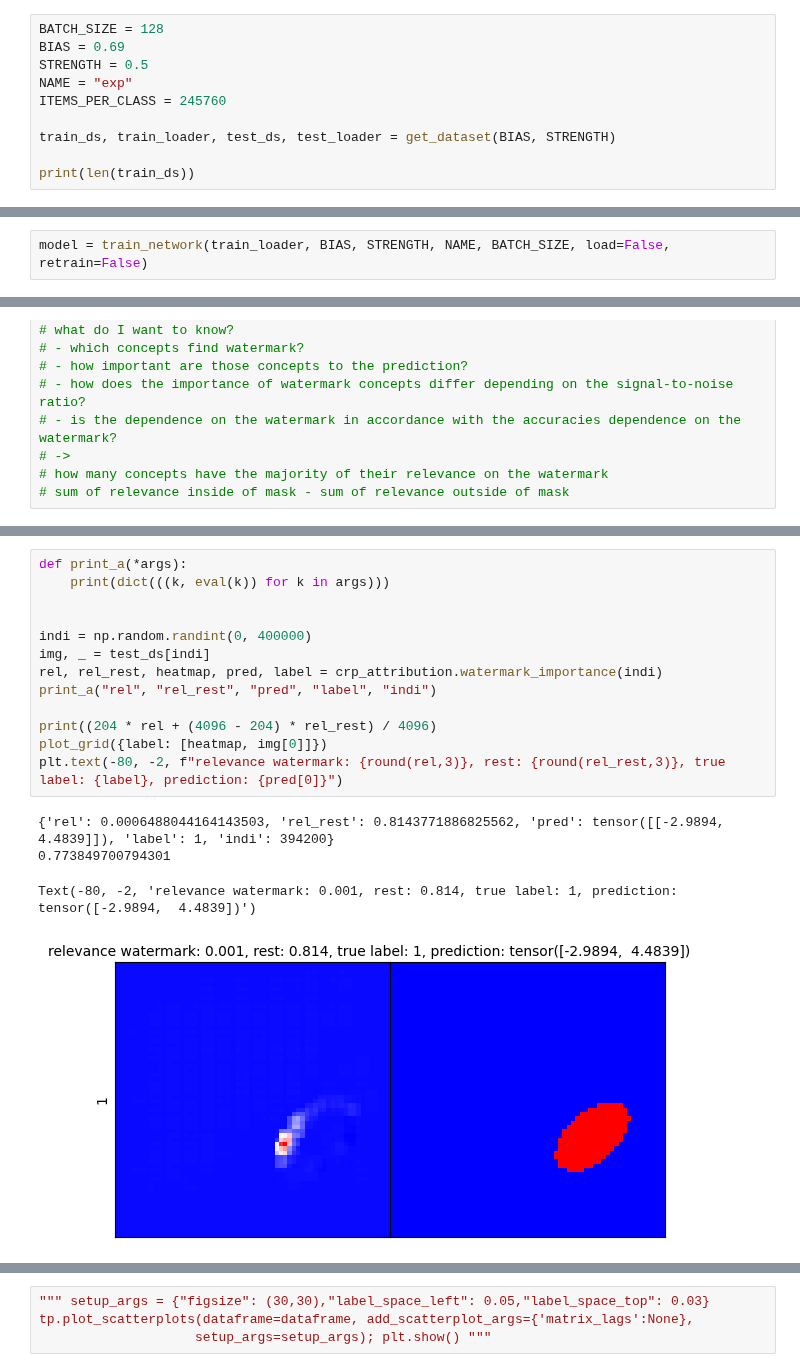
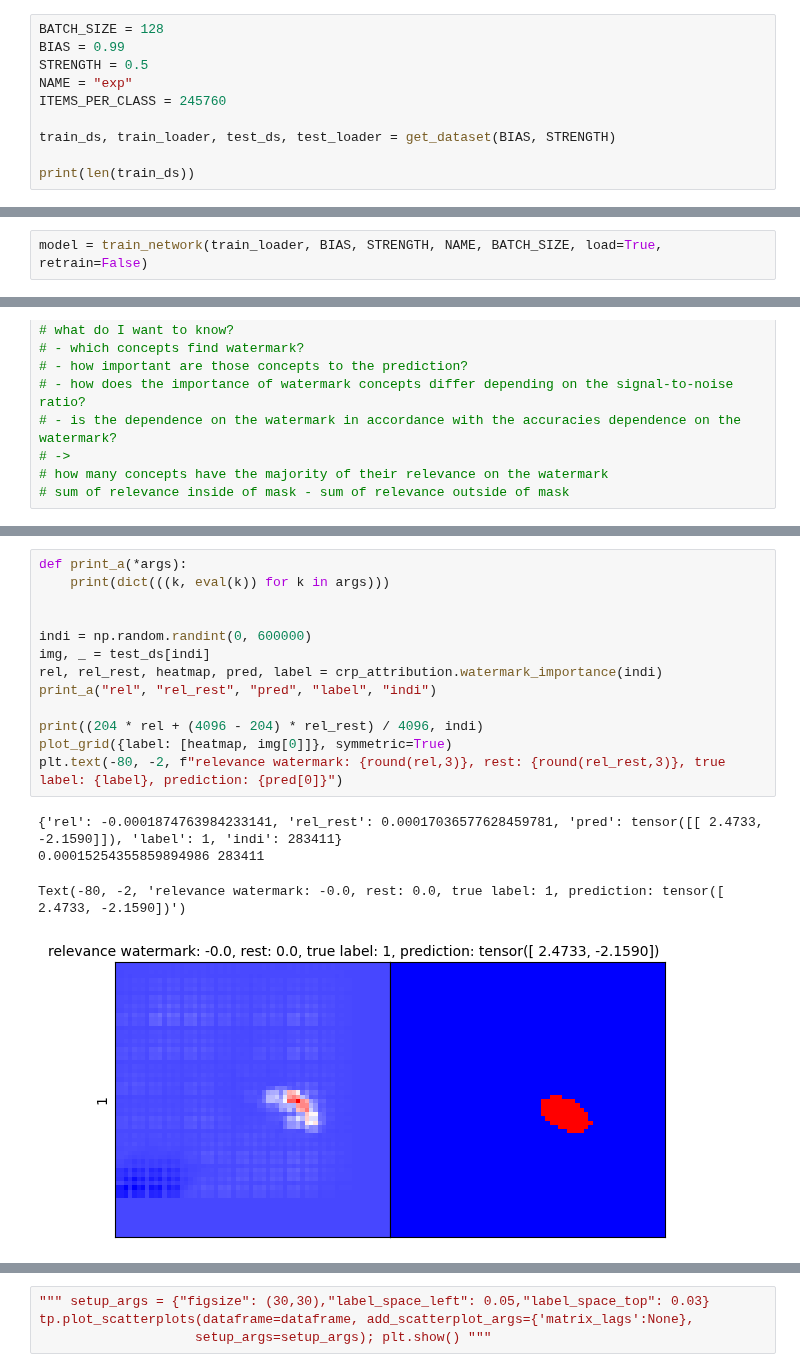
Before and after one commit to lillijo/xai-evaluation-master-thesis, a Jupyter notebook: formalize-experiment/experiment.ipynb, the cells around one changed output, grey strips where cells are left out. Saved outputs shown, nothing was run; the diff lists cells and outputs as text.

```diff
--- a/formalize-experiment/experiment.ipynb
+++ b/formalize-experiment/experiment.ipynb
@@ -25,7 +25,7 @@ from crp_hierarchies import sample_from_categories, average_hierarchies
 %autoreload 2
 # %%
 BATCH_SIZE = 128
-BIAS = 0.69
+BIAS = 0.99
 STRENGTH = 0.5
 NAME = "exp"
 ITEMS_PER_CLASS = 245760
@@ -40,4 +40,4 @@ print(len(train_ds))
 # %%
-model = train_network(train_loader, BIAS, STRENGTH, NAME, BATCH_SIZE, load=False, retrain=False)
+model = train_network(train_loader, BIAS, STRENGTH, NAME, BATCH_SIZE, load=True, retrain=False)
 # %% [output]
 cpu
@@ -237,18 +237,18 @@ acc_p_c_fullbias: [99.86981286 99.92403277]
 # %%
 def print_a(*args):
     print(dict(((k, eval(k)) for k in args)))
 
 
-indi = np.random.randint(0, 400000)
+indi = np.random.randint(0, 600000)
 img, _ = test_ds[indi]
 rel, rel_rest, heatmap, pred, label = crp_attribution.watermark_importance(indi)
 print_a("rel", "rel_rest", "pred", "label", "indi")
 
-print((204 * rel + (4096 - 204) * rel_rest) / 4096)
-plot_grid({label: [heatmap, img[0]]})
+print((204 * rel + (4096 - 204) * rel_rest) / 4096, indi)
+plot_grid({label: [heatmap, img[0]]}, symmetric=True)
 plt.text(-80, -2, f"relevance watermark: {round(rel,3)}, rest: {round(rel_rest,3)}, true label: {label}, prediction: {pred[0]}")
 # %% [output]
-{'rel': 0.0006488044164143503, 'rel_rest': 0.8143771886825562, 'pred': tensor([[-2.9894,  4.4839]]), 'label': 1, 'indi': 394200}
-0.773849700794301
+{'rel': -0.0001874763984233141, 'rel_rest': 0.00017036577628459781, 'pred': tensor([[ 2.4733, -2.1590]]), 'label': 1, 'indi': 283411}
+0.00015254355859894986 283411
-Text(-80, -2, 'relevance watermark: 0.001, rest: 0.814, true label: 1, prediction: tensor([-2.9894,  4.4839])')
+Text(-80, -2, 'relevance watermark: -0.0, rest: 0.0, true label: 1, prediction: tensor([ 2.4733, -2.1590])')
-[figure, old version]
+[figure, new version]
```
Also changed, not shown: parts of 23 cells of this notebook, 9 other files.
